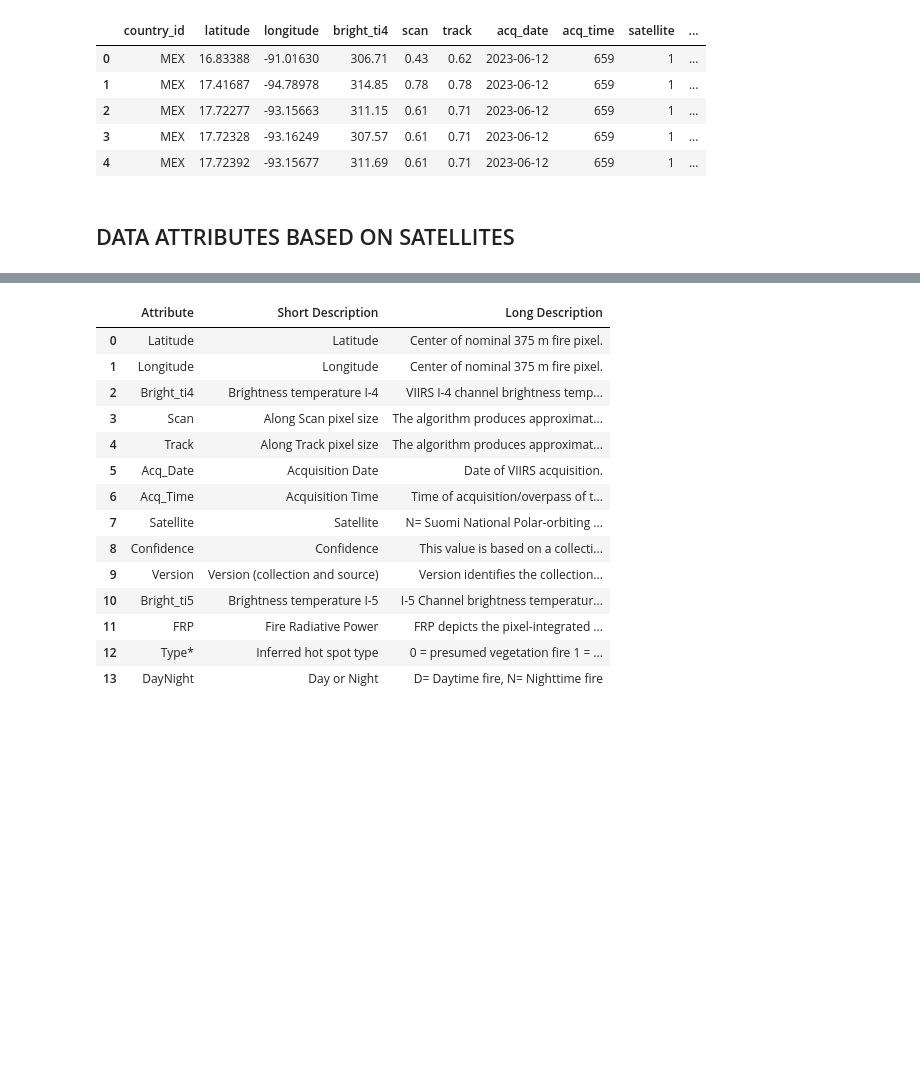
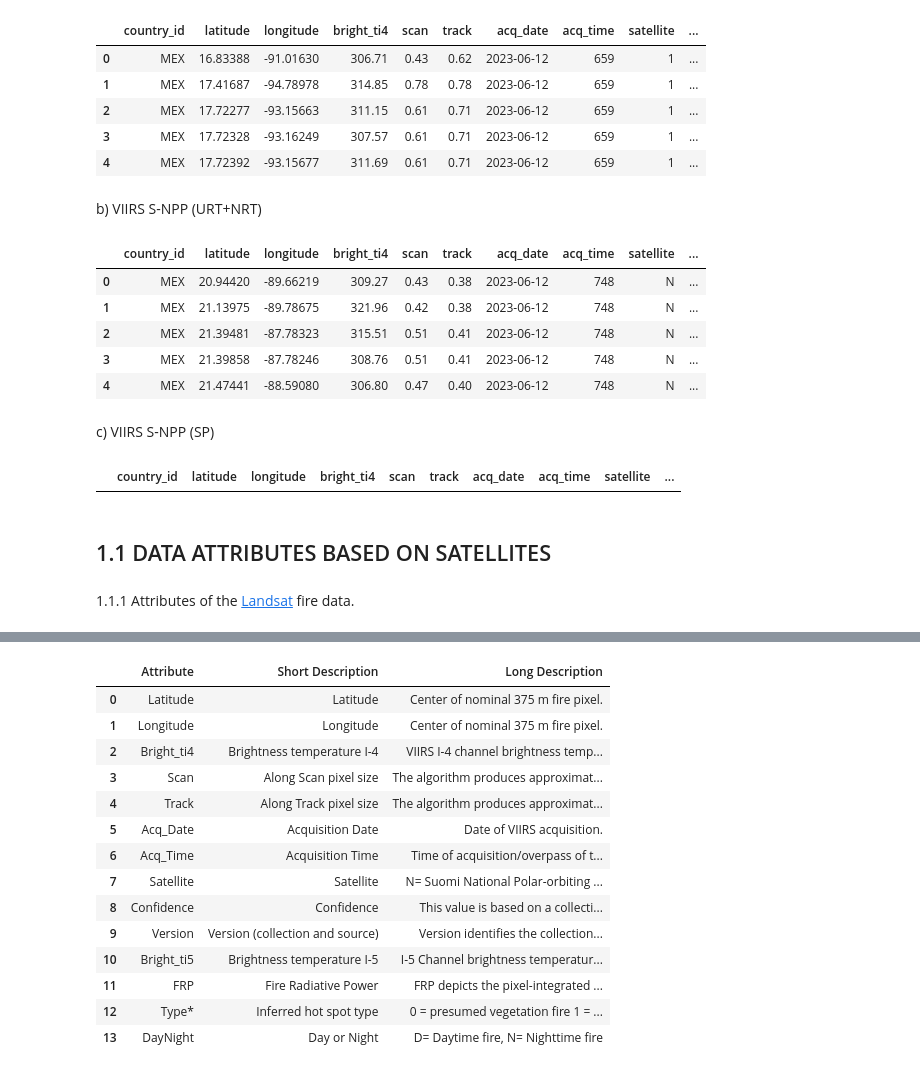
Before and after one commit to jessicafalcon/firms, a Jupyter notebook: API-FIRMS.ipynb, the cells around one changed output, grey strips where cells are left out. Cells and saved outputs as stored; diff of their text form; code cells hidden in the pictures; blank space fills up the shorter version.

```diff
--- a/API-FIRMS.ipynb
+++ b/API-FIRMS.ipynb
@@ -31,5 +34,26 @@ df.head()
 | 2 | MEX | 17.72277 | -93.15663 | 311.15 | 0.61 | 0.71 | 2023-06-12 | 659 | 1 | ... |
 | 3 | MEX | 17.72328 | -93.16249 | 307.57 | 0.61 | 0.71 | 2023-06-12 | 659 | 1 | ... |
 | 4 | MEX | 17.72392 | -93.15677 | 311.69 | 0.61 | 0.71 | 2023-06-12 | 659 | 1 | ... |
-# %% [markdown]
-## DATA ATTRIBUTES BASED ON SATELLITES
+# %% [markdown]
+b) VIIRS S-NPP (URT+NRT)
+# %%
+api_key = os.getenv("firms_api_key")
+base_url = "https://firms.modaps.eosdis.nasa.gov/api/country/csv"
+country = "MEX"
+dataset = "VIIRS_SNPP_NRT"
+date_range = "1"
+date = "2023-06-12"
+
+url = f"{base_url}/{api_key}/{dataset}/{country}/{date_range}/{date}"
+# %%
+df = pd.read_csv(url)
+df.head()
+# %% [output]
+|  | country_id | latitude | longitude | bright_ti4 | scan | track | acq_date | acq_time | satellite | ... |
+| 0 | MEX | 20.94420 | -89.66219 | 309.27 | 0.43 | 0.38 | 2023-06-12 | 748 | N | ... |
+| 1 | MEX | 21.13975 | -89.78675 | 321.96 | 0.42 | 0.38 | 2023-06-12 | 748 | N | ... |
+| 2 | MEX | 21.39481 | -87.78323 | 315.51 | 0.51 | 0.41 | 2023-06-12 | 748 | N | ... |
+| 3 | MEX | 21.39858 | -87.78246 | 308.76 | 0.51 | 0.41 | 2023-06-12 | 748 | N | ... |
+| 4 | MEX | 21.47441 | -88.59080 | 306.80 | 0.47 | 0.40 | 2023-06-12 | 748 | N | ... |
+# %% [markdown]
+c) VIIRS S-NPP (SP)
@@ -36,3 +69,12 @@ df.head()
+# %%
+df = pd.read_csv(url)
+df
+# %% [output]
+|  | country_id | latitude | longitude | bright_ti4 | scan | track | acq_date | acq_time | satellite | ... |
+# %% [markdown]
+## 1.1 DATA ATTRIBUTES BASED ON SATELLITES
+# %% [markdown]
+1.1.1 Attributes of the [Landsat](https://www.earthdata.nasa.gov/faq/firms-faq#ed-landsat-fires-attributes) fire data.
 # %%
 url_satellites = "https://www.earthdata.nasa.gov/faq/firms-faq#ed-landsat-fires-attributes"
 html = requests.get(url_satellites).content
```
Also changed, not shown: parts of 41 cells of this notebook.
